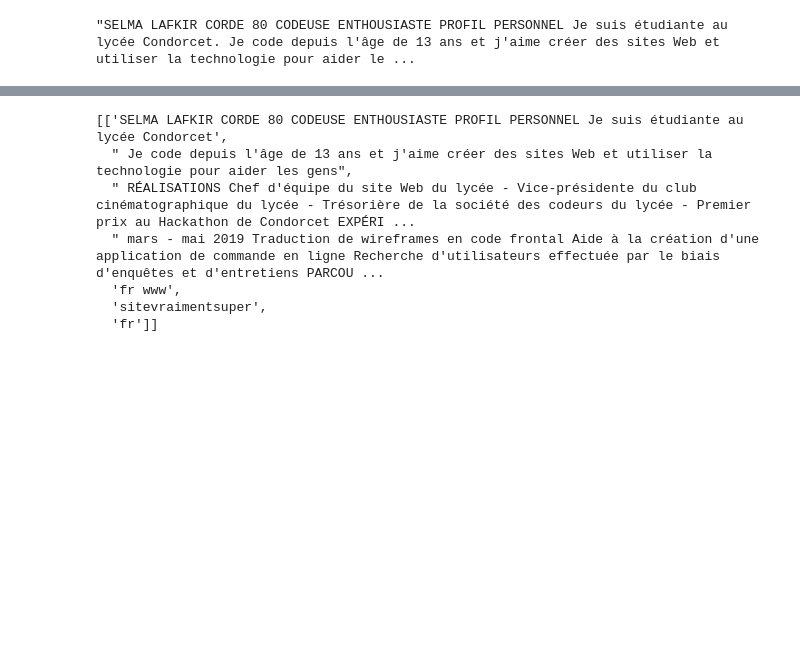
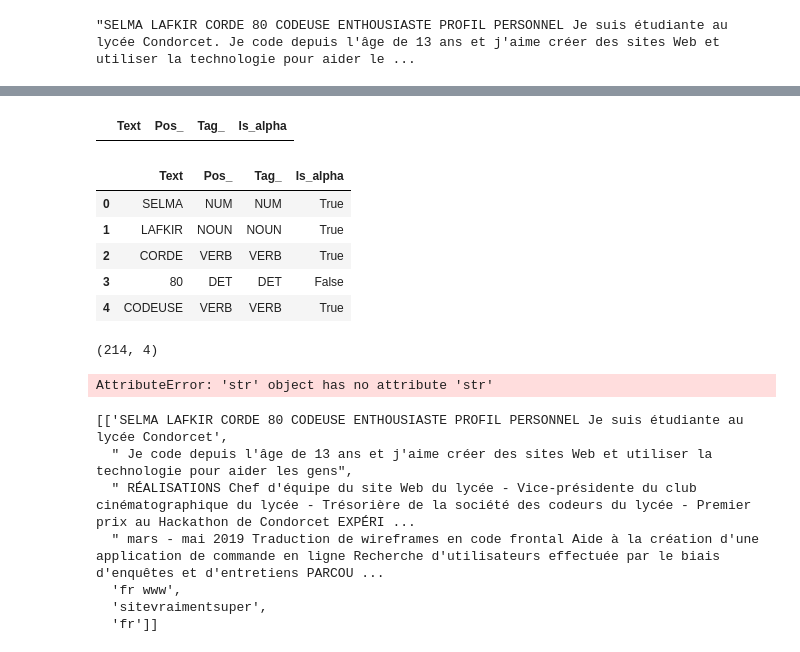
Before and after one commit to DanyNgn/Projet_BlindCV, a Jupyter notebook: code_BlindCV.ipynb, the cells around one changed output, grey strips where cells are left out. Cells and saved outputs as stored; diff of their text form; code cells hidden in the pictures; blank space fills up the shorter version.

Commit message:
Test pour obtenir la grammaire des mots du CV_1

```diff
--- a/code_BlindCV.ipynb
+++ b/code_BlindCV.ipynb
@@ -99,0 +117,6 @@ dataset.describe()
+# %%
+## Décomposition des mots du texte du CV en utilisant des attributs de la fonction token
+
+for token in doc:
+    print(token.text, token.pos_, token.tag_, token.dep_,
+            token.shape_, token.is_alpha, token.is_stop)
@@ -100 +141,37 @@ dataset.describe()
+# %%
+## Création de listes pour accueillir les données de la grammar sequence
+list_token_text = []
+list_token_pos_ = []
+list_token_tag_ = []
+list_token_is_alpha = []
+
+for token in doc:
+    list_token_text.append(token.text)
+    list_token_pos_.append(token.pos_)
+    list_token_tag_.append(token.tag_)
+    list_token_is_alpha.append(token.is_alpha)
+# %%
+df_grammar = pd.DataFrame(columns= ["Text", "Pos_", "Tag_","Is_alpha"])
+# %%
+df_grammar.head()
+# %% [output]
+|  | Text | Pos_ | Tag_ | Is_alpha |
+# %%
+df_grammar["Text"] = list_token_text
+df_grammar["Pos_"] = list_token_pos_
+df_grammar["Tag_"] = list_token_tag_
+df_grammar["Is_alpha"] = list_token_is_alpha
+# %%
+df_grammar.head()
+# %% [output]
+|  | Text | Pos_ | Tag_ | Is_alpha |
+| 0 | SELMA | NUM | NUM | True |
+| 1 | LAFKIR | NOUN | NOUN | True |
+| 2 | CORDE | VERB | VERB | True |
+| 3 | 80 | DET | DET | False |
+| 4 | CODEUSE | VERB | VERB | True |
+# %%
+df_grammar.shape
+# %% [output]
+(214, 4)
 # %%
@@ -107,3 +181,7 @@ dataset.describe()
+# %%
+sentensizer_text(dataset)
+# %% [output]
+AttributeError: 'str' object has no attribute 'str'
 # %%
 #sentence_split = []
 #raw = dataset.iloc[0,2].split(".")
```
Also changed, not shown: parts of 10 cells of this notebook, 1 other file.
